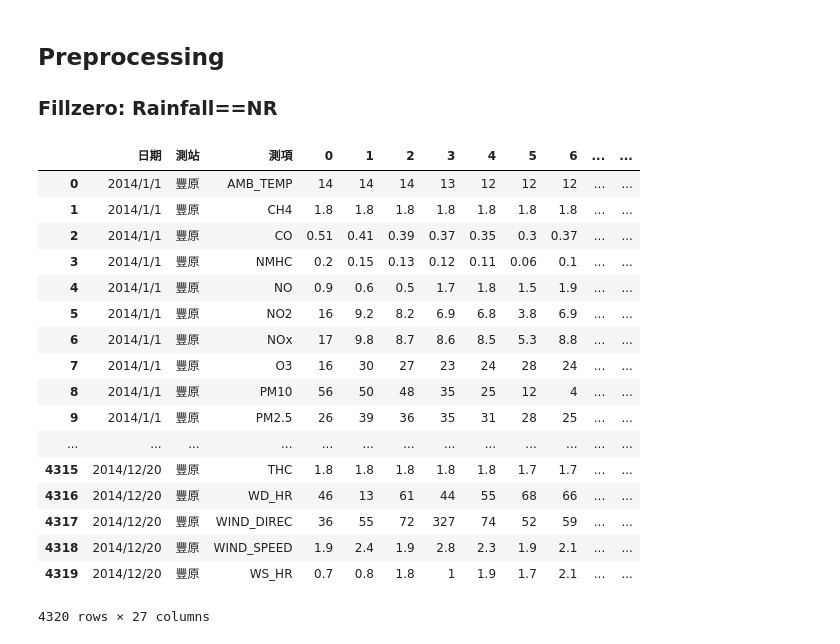
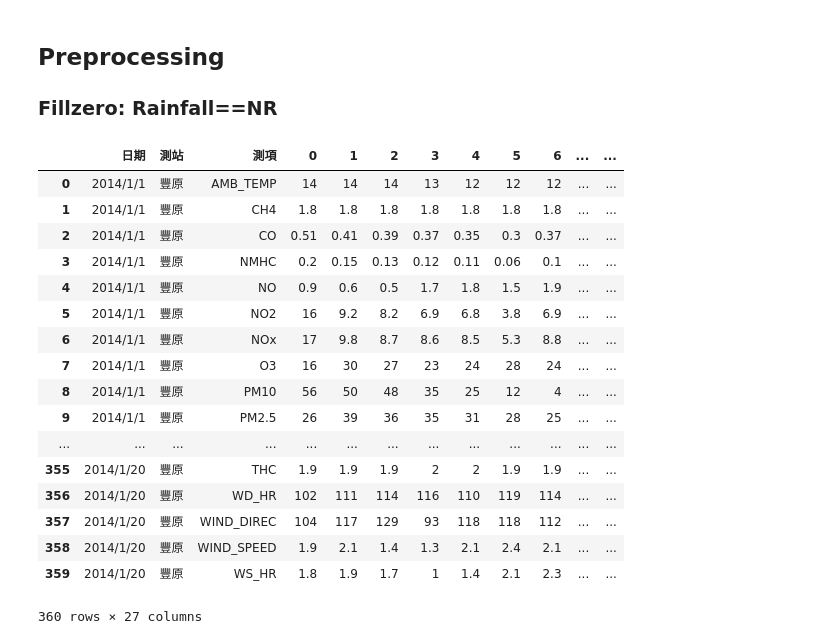
Before and after one commit to Olivia-fsm/LeeML-Learning_fsm, a Jupyter notebook: Assignments/HW1-PM2.5 Regreesion/hw1-PM2.5_regression.ipynb, the cells around one changed output. Drawn from its saved outputs; the diff is of its cells as text; code cells hidden in the pictures.

```diff
--- a/Assignments/HW1-PM2.5 Regreesion/hw1-PM2.5_regression.ipynb
+++ b/Assignments/HW1-PM2.5 Regreesion/hw1-PM2.5_regression.ipynb
@@ -33,29 +33,31 @@ dataDF
 # %% [markdown]
 ## Preprocessing
 ### Fillzero: Rainfall==NR
+# %%
+dataDF[dataDF == 'NR'] = 0
 # %%
 dataDF.iloc[10, 3:] = 0
-# %%
-rawData = np.empty([18, 480])
-for (int day=0; day<12*20;day++){
-    rawData[]
-}
-# %% [output]
-|  | 日期 | 測站 | 測項 | 0 | 1 | 2 | 3 | 4 | 5 | 6 | ... | ... |
-| 0 | 2014/1/1 | 豐原 | AMB_TEMP | 14 | 14 | 14 | 13 | 12 | 12 | 12 | ... | ... |
-| 1 | 2014/1/1 | 豐原 | CH4 | 1.8 | 1.8 | 1.8 | 1.8 | 1.8 | 1.8 | 1.8 | ... | ... |
-| 2 | 2014/1/1 | 豐原 | CO | 0.51 | 0.41 | 0.39 | 0.37 | 0.35 | 0.3 | 0.37 | ... | ... |
-| 3 | 2014/1/1 | 豐原 | NMHC | 0.2 | 0.15 | 0.13 | 0.12 | 0.11 | 0.06 | 0.1 | ... | ... |
-| 4 | 2014/1/1 | 豐原 | NO | 0.9 | 0.6 | 0.5 | 1.7 | 1.8 | 1.5 | 1.9 | ... | ... |
-| 5 | 2014/1/1 | 豐原 | NO2 | 16 | 9.2 | 8.2 | 6.9 | 6.8 | 3.8 | 6.9 | ... | ... |
-| 6 | 2014/1/1 | 豐原 | NOx | 17 | 9.8 | 8.7 | 8.6 | 8.5 | 5.3 | 8.8 | ... | ... |
-| 7 | 2014/1/1 | 豐原 | O3 | 16 | 30 | 27 | 23 | 24 | 28 | 24 | ... | ... |
-| 8 | 2014/1/1 | 豐原 | PM10 | 56 | 50 | 48 | 35 | 25 | 12 | 4 | ... | ... |
-| 9 | 2014/1/1 | 豐原 | PM2.5 | 26 | 39 | 36 | 35 | 31 | 28 | 25 | ... | ... |
-| ... | ... | ... | ... | ... | ... | ... | ... | ... | ... | ... | ... | ... |
-| 4315 | 2014/12/20 | 豐原 | THC | 1.8 | 1.8 | 1.8 | 1.8 | 1.8 | 1.7 | 1.7 | ... | ... |
-| 4316 | 2014/12/20 | 豐原 | WD_HR | 46 | 13 | 61 | 44 | 55 | 68 | 66 | ... | ... |
-| 4317 | 2014/12/20 | 豐原 | WIND_DIREC | 36 | 55 | 72 | 327 | 74 | 52 | 59 | ... | ... |
-| 4318 | 2014/12/20 | 豐原 | WIND_SPEED | 1.9 | 2.4 | 1.9 | 2.8 | 2.3 | 1.9 | 2.1 | ... | ... |
-| 4319 | 2014/12/20 | 豐原 | WS_HR | 0.7 | 0.8 | 1.8 | 1 | 1.9 | 1.7 | 2.1 | ... | ... |
-4320 rows × 27 columns
+# %%
+JanData = dataDF[(pd.to_datetime(dataDF.iloc[:, 0])<=pd.to_datetime('2014/1/31'))]
+# dataDF = dataDF[(pd.to_datetime(dataDF.iloc[:, 0])>pd.to_datetime('2014/1/31'))]
+# %%
+JanData
+# %% [output]
+|  | 日期 | 測站 | 測項 | 0 | 1 | 2 | 3 | 4 | 5 | 6 | ... | ... |
+| 0 | 2014/1/1 | 豐原 | AMB_TEMP | 14 | 14 | 14 | 13 | 12 | 12 | 12 | ... | ... |
+| 1 | 2014/1/1 | 豐原 | CH4 | 1.8 | 1.8 | 1.8 | 1.8 | 1.8 | 1.8 | 1.8 | ... | ... |
+| 2 | 2014/1/1 | 豐原 | CO | 0.51 | 0.41 | 0.39 | 0.37 | 0.35 | 0.3 | 0.37 | ... | ... |
+| 3 | 2014/1/1 | 豐原 | NMHC | 0.2 | 0.15 | 0.13 | 0.12 | 0.11 | 0.06 | 0.1 | ... | ... |
+| 4 | 2014/1/1 | 豐原 | NO | 0.9 | 0.6 | 0.5 | 1.7 | 1.8 | 1.5 | 1.9 | ... | ... |
+| 5 | 2014/1/1 | 豐原 | NO2 | 16 | 9.2 | 8.2 | 6.9 | 6.8 | 3.8 | 6.9 | ... | ... |
+| 6 | 2014/1/1 | 豐原 | NOx | 17 | 9.8 | 8.7 | 8.6 | 8.5 | 5.3 | 8.8 | ... | ... |
+| 7 | 2014/1/1 | 豐原 | O3 | 16 | 30 | 27 | 23 | 24 | 28 | 24 | ... | ... |
+| 8 | 2014/1/1 | 豐原 | PM10 | 56 | 50 | 48 | 35 | 25 | 12 | 4 | ... | ... |
+| 9 | 2014/1/1 | 豐原 | PM2.5 | 26 | 39 | 36 | 35 | 31 | 28 | 25 | ... | ... |
+| ... | ... | ... | ... | ... | ... | ... | ... | ... | ... | ... | ... | ... |
+| 355 | 2014/1/20 | 豐原 | THC | 1.9 | 1.9 | 1.9 | 2 | 2 | 1.9 | 1.9 | ... | ... |
+| 356 | 2014/1/20 | 豐原 | WD_HR | 102 | 111 | 114 | 116 | 110 | 119 | 114 | ... | ... |
+| 357 | 2014/1/20 | 豐原 | WIND_DIREC | 104 | 117 | 129 | 93 | 118 | 118 | 112 | ... | ... |
+| 358 | 2014/1/20 | 豐原 | WIND_SPEED | 1.9 | 2.1 | 1.4 | 1.3 | 2.1 | 2.4 | 2.1 | ... | ... |
+| 359 | 2014/1/20 | 豐原 | WS_HR | 1.8 | 1.9 | 1.7 | 1 | 1.4 | 2.1 | 2.3 | ... | ... |
+360 rows × 27 columns
```
Also changed, not shown: parts of 26 cells of this notebook, 2 other files.
